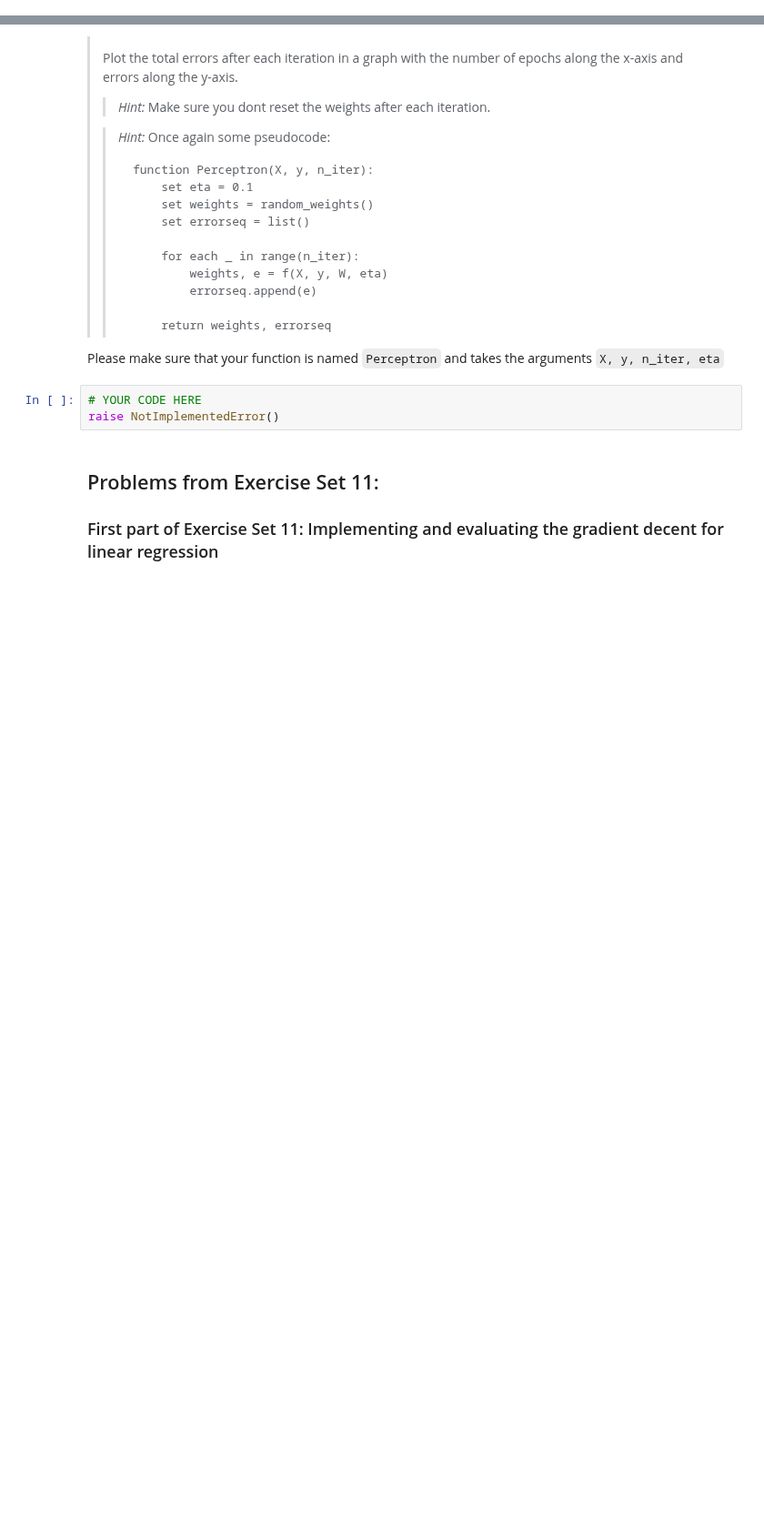
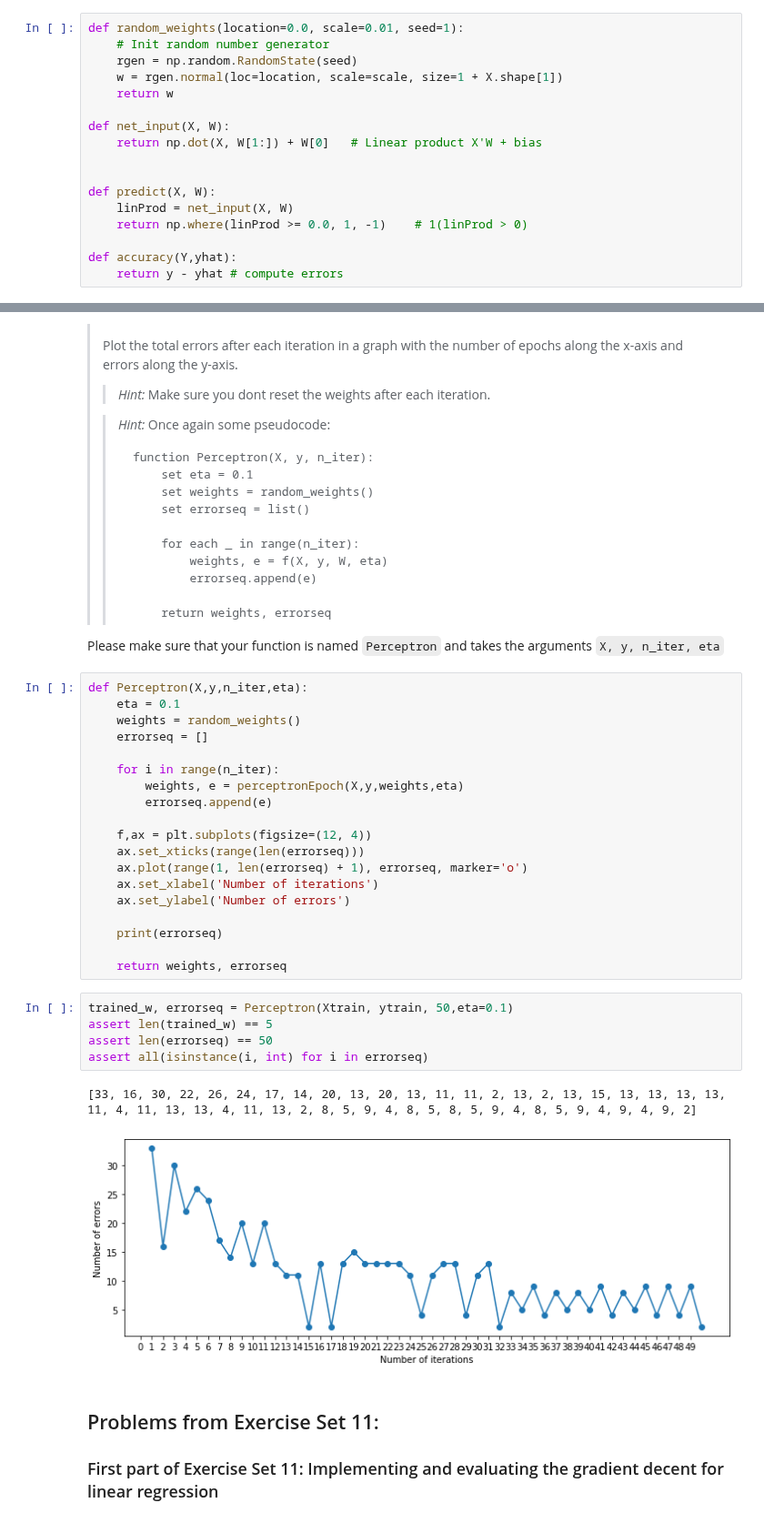
Before and after one commit to mathiasbindseil/three_drengz, a Jupyter notebook: Assignment 2/assignment_2.ipynb, the cells around one changed output, grey strips where cells are left out. Shown at 91% size. Cells and saved outputs as stored; diff of their text form; blank space fills up the shorter version.

````diff
--- a/Assignment 2/assignment_2.ipynb
+++ b/Assignment 2/assignment_2.ipynb
@@ -102,6 +98,23 @@ def predict(X, W):
 
 >
 > Make sure your `perceptronEpoch` function takes the arguments `X, y, W, eta`.
+# %%
+def random_weights(location=0.0, scale=0.01, seed=1):
+    # Init random number generator
+    rgen = np.random.RandomState(seed)
+    w = rgen.normal(loc=location, scale=scale, size=1 + X.shape[1])
+    return w
+
+def net_input(X, W):
+    return np.dot(X, W[1:]) + W[0]   # Linear product X'W + bias
+
+
+def predict(X, W):
+    linProd = net_input(X, W)
+    return np.where(linProd >= 0.0, 1, -1)    # 1(linProd > 0)
+
+def accuracy(Y,yhat):
+    return y - yhat # compute errors
 # %%
 def perceptronEpoch(X, y, W, eta=0.1):
     """Computes an epoch of training for the Perceptron algorithm.
@@ -148,9 +187,33 @@ raise NotImplementedError()
 >> ```
 
 Please make sure that your function is named `Perceptron` and takes the arguments `X, y, n_iter, eta`
-# %%
-# YOUR CODE HERE
-raise NotImplementedError()
+# %%
+def Perceptron(X,y,n_iter,eta):
+    eta = 0.1
+    weights = random_weights()
+    errorseq = []
+
+    for i in range(n_iter):
+        weights, e = perceptronEpoch(X,y,weights,eta)
+        errorseq.append(e)
+
+    f,ax = plt.subplots(figsize=(12, 4))
+    ax.set_xticks(range(len(errorseq)))
+    ax.plot(range(1, len(errorseq) + 1), errorseq, marker='o')
+    ax.set_xlabel('Number of iterations')
+    ax.set_ylabel('Number of errors')
+
+    print(errorseq)
+
+    return weights, errorseq
+# %%
+trained_w, errorseq = Perceptron(Xtrain, ytrain, 50,eta=0.1)
+assert len(trained_w) == 5
+assert len(errorseq) == 50
+assert all(isinstance(i, int) for i in errorseq)
+# %% [output]
+[33, 16, 30, 22, 26, 24, 17, 14, 20, 13, 20, 13, 11, 11, 2, 13, 2, 13, 15, 13, 13, 13, 13, 11, 4, 11, 13, 13, 4, 11, 13, 2, 8, 5, 9, 4, 8, 5, 8, 5, 9, 4, 8, 5, 9, 4, 9, 4, 9, 2]
+[figure, added]
 # %% [markdown]
 ## Problems from Exercise Set 11:
 
````
Also changed, not shown: parts of 3 cells of this notebook.
